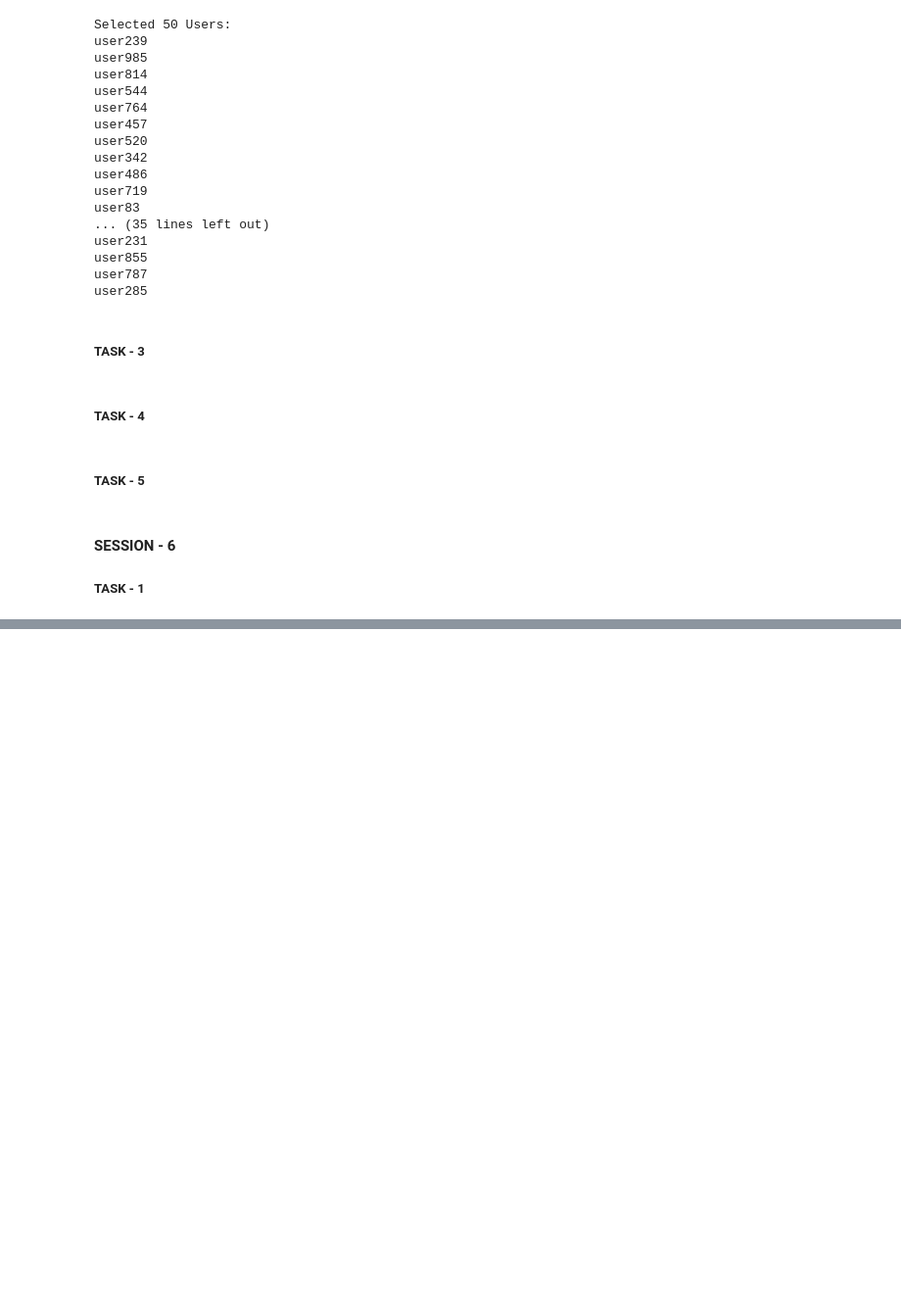
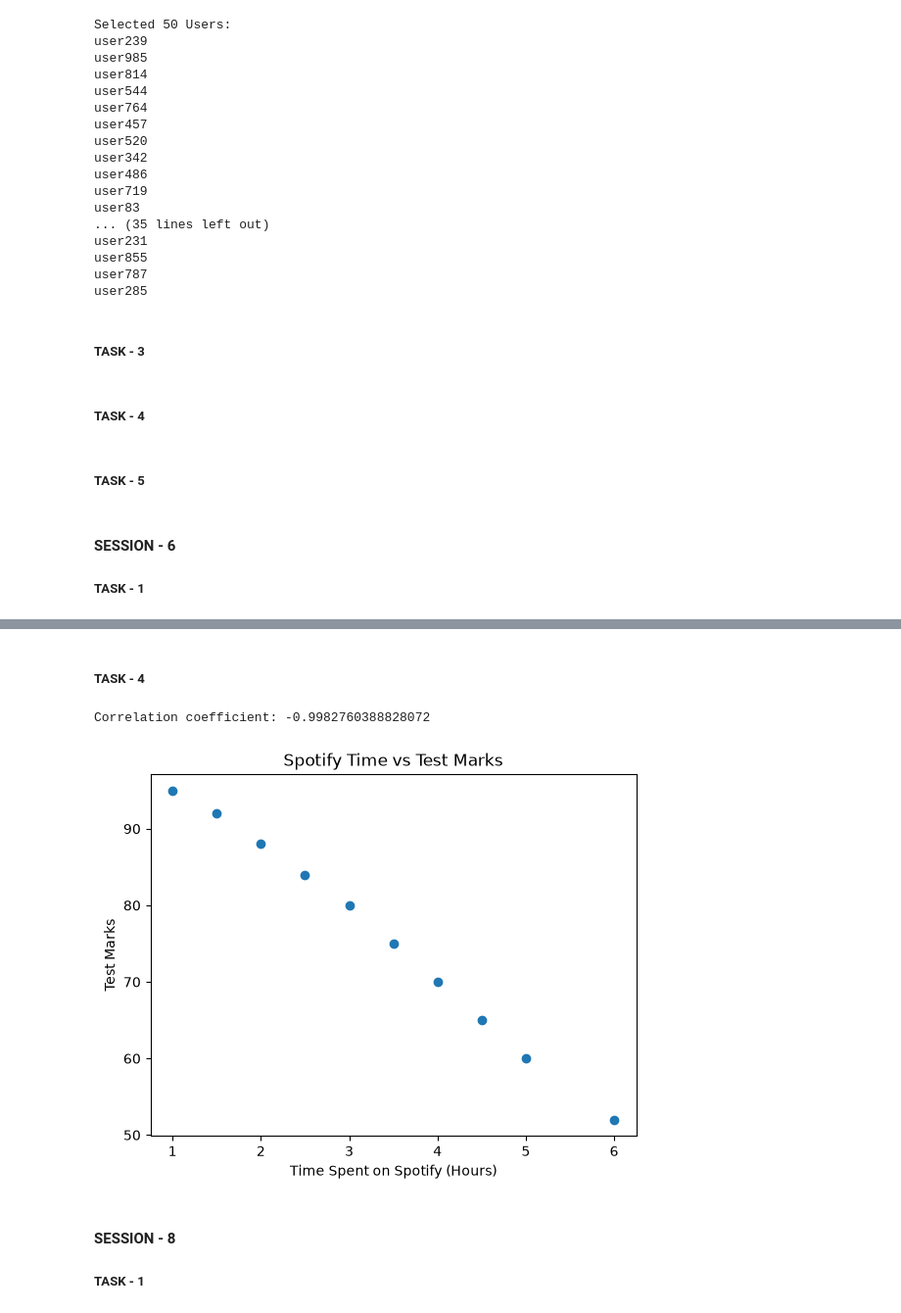
Before and after one commit to hardikdamani/STATES, a Jupyter notebook: STATISTIC.ipynb, the cells around one changed output, grey strips where cells are left out. Shown at 98% size. Saved outputs shown, nothing was run; the diff lists cells and outputs as text; code cells hidden in the pictures; blank space fills up the shorter version.

```diff
--- a/STATISTIC.ipynb
+++ b/STATISTIC.ipynb
@@ -508,0 +644,26 @@ TypeError: bad operand type for abs(): 't_gen'
+# %% [markdown]
+##### TASK - 4
+# %%
+import matplotlib.pyplot as plt
+import numpy as np
+
+spotify_hours = [1, 1.5, 2, 2.5, 3, 3.5, 4, 4.5, 5, 6]
+marks = [95, 92, 88, 84, 80, 75, 70, 65, 60, 52]
+
+correlation = np.corrcoef(spotify_hours, marks)[0, 1]
+
+print("Correlation coefficient:", correlation)
+
+plt.scatter(spotify_hours, marks)
+
+plt.xlabel("Time Spent on Spotify (Hours)")
+plt.ylabel("Test Marks")
+plt.title("Spotify Time vs Test Marks")
+
+plt.show()
+# %% [output]
+Correlation coefficient: -0.9982760388828072
+[figure, added]
+# %% [markdown]
+#### SESSION - 8
+##### TASK - 1
```
Also changed, not shown: parts of 59 cells of this notebook.
